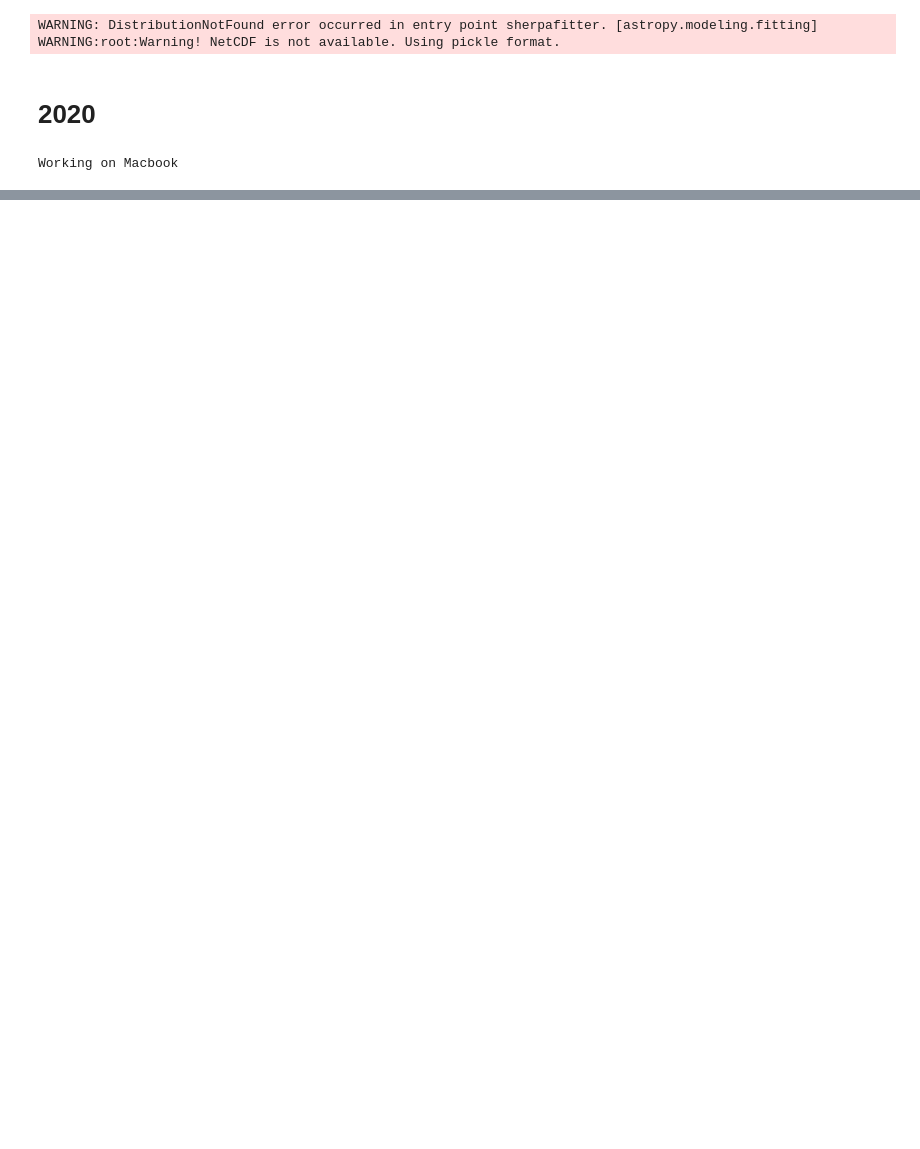
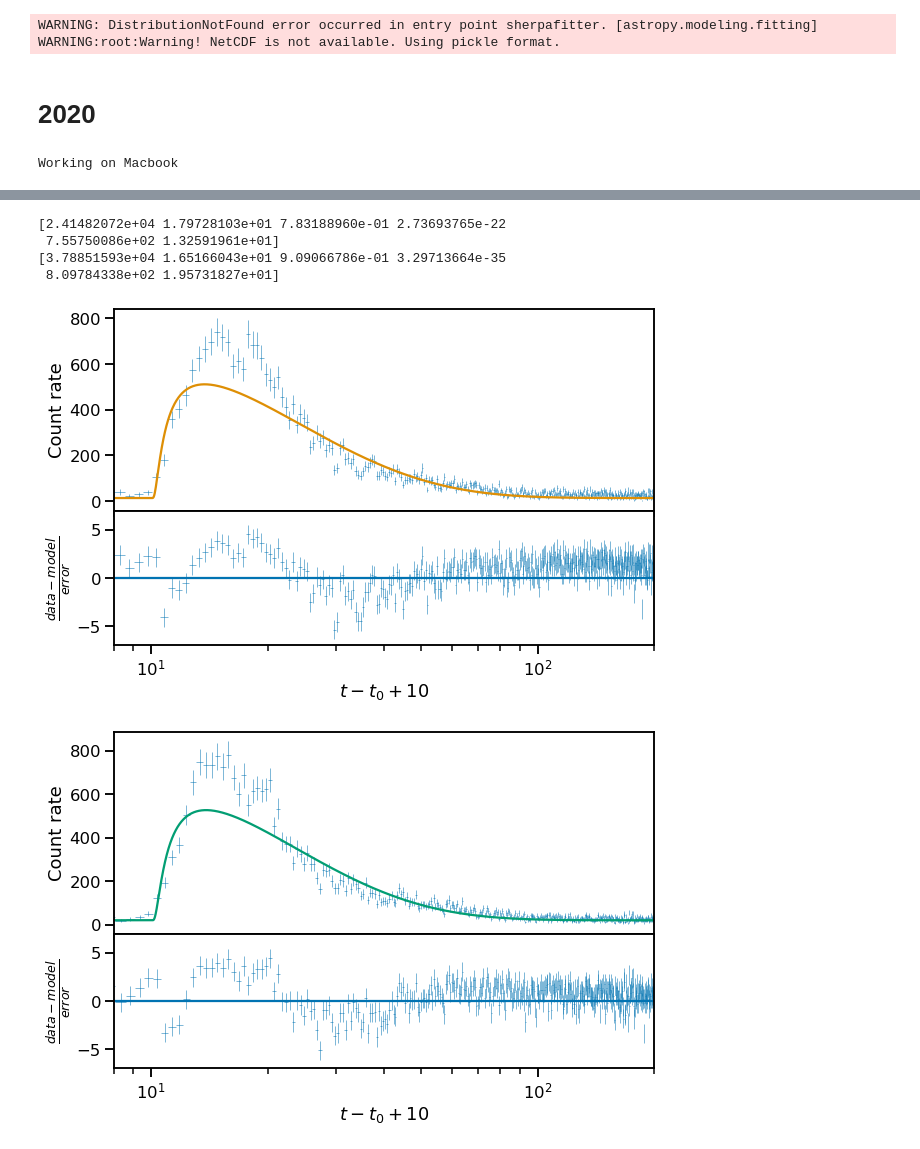
Before and after one commit to snpike/scripts, a Jupyter notebook: J1739m285/Burst_analysis.ipynb, the cells around one changed output, grey strips where cells are left out. Cells and saved outputs as stored; diff of their text form; code cells hidden in the pictures; blank space fills up the shorter version.

```diff
--- a/J1739m285/Burst_analysis.ipynb
+++ b/J1739m285/Burst_analysis.ipynb
@@ -190,0 +460,67 @@ burst2_decay_gti = [popt2[0] + np.sqrt(popt2[1]*popt2[2]) + t_start, popt2[0] +
+# %%
+popt1, pcov1 = scipy.optimize.curve_fit(FRED_plateau, (curve_total.time-t_start)[burst1_mask], curve_total.countrate[burst1_mask], \
+                                      p0 = [24150., 5., 5., 5., 10000., 15.], sigma = curve_total.countrate_err[burst1_mask], \
+                                       bounds = np.array([[24000., 27000], [0., np.inf], [0., np.inf], [0.0, np.inf], [0., np.inf], [0., np.inf]]).T)
+
+popt2, pcov2 = scipy.optimize.curve_fit(FRED_plateau, (curve_total.time-t_start)[burst2_mask], curve_total.countrate[burst2_mask], \
+                                      p0 = [37885., 5., 5., 5., 10000., 15.], sigma = curve_total.countrate_err[burst2_mask], \
+                                       bounds = np.array([[37000., 40000], [0., np.inf], [0., np.inf], [0.0, np.inf], [0., np.inf], [0., np.inf]]).T)
+
+
+
+fig, (ax1, ax2) = plt.subplots(nrows=2, ncols=1, figsize=(9,6), sharex=True, gridspec_kw = {'height_ratios':[3,2], 'hspace':0})
+# tmp_start = (popt1[0] + np.sqrt(popt1[1]*popt1[2])) - 10.
+tmp_start = popt1[0] - 10.
+tmp_mask = ((curve_total.time-t_start) > tmp_start) * ((curve_total.time-t_start) < ((popt1[0]) + (100.*popt1[1])))
+model_t = np.linspace(((curve_total.time-t_start)[tmp_mask])[0], ((curve_total.time-t_start)[tmp_mask])[-1], 50000)
+
+ax1.errorbar((curve_total.time-t_start)[tmp_mask] - tmp_start, curve_total.countrate[tmp_mask], xerr=curve_total.dt/2., yerr=curve_total.countrate_err[tmp_mask], fmt='none', lw = 0.5)
+ax1.plot(model_t - tmp_start, FRED_plateau(model_t, *popt1), color='C1')
+ax2.errorbar((curve_total.time-t_start)[tmp_mask] - tmp_start, (curve_total.countrate[tmp_mask]-FRED_plateau((curve_total.time-t_start)[tmp_mask], *popt1))/curve_total.countrate_err[tmp_mask], xerr=curve_total.dt/2., yerr=1.0, fmt='none', lw = 0.5)
+ax2.axhline(0.0)
+# ax1.set_yscale('log')
+ax1.set_xlim(8.,200.)
+ax1.set_xscale('log')
+ax2.set_xlabel(r'$t-t_0+10$')
+ax2.set_ylim(-7,7)
+ax2.set_ylabel(r'$\frac{data-model}{error}$')
+ax1.set_ylabel('Count rate')
+plt.tight_layout()
+plt.savefig(plot_dir + 'burst1_profile_FRED.pdf')
+# plt.close()
+
+
+fig, (ax1, ax2) = plt.subplots(nrows=2, ncols=1, figsize=(9,6), sharex=True, gridspec_kw = {'height_ratios':[3,2], 'hspace':0})
+# tmp_start = (popt1[0] + np.sqrt(popt1[1]*popt1[2])) - 10.
+tmp_start = popt2[0] - 10.
+tmp_mask = ((curve_total.time-t_start) > tmp_start) * ((curve_total.time-t_start) < ((popt2[0]) + (100.*popt2[1])))
+model_t = np.linspace(((curve_total.time-t_start)[tmp_mask])[0], ((curve_total.time-t_start)[tmp_mask])[-1], 50000)
+
+ax1.errorbar((curve_total.time-t_start)[tmp_mask] - tmp_start, curve_total.countrate[tmp_mask], xerr=curve_total.dt/2., yerr=curve_total.countrate_err[tmp_mask], fmt='none', lw = 0.5)
+
+ax1.plot(model_t - tmp_start, FRED_plateau(model_t, *popt2), color='C2')
+
+ax2.errorbar((curve_total.time-t_start)[tmp_mask] - tmp_start, (curve_total.countrate[tmp_mask]-FRED_plateau((curve_total.time-t_start)[tmp_mask], *popt2))/curve_total.countrate_err[tmp_mask], xerr=curve_total.dt/2., yerr=1.0, fmt='none', lw = 0.5)
+ax2.axhline(0.0)
+# ax1.set_yscale('log')
+ax1.set_xlim(8.,200.)
+ax1.set_xscale('log')
+ax2.set_xlabel(r'$t-t_0+10$')
+ax2.set_ylim(-7,7)
+ax2.set_ylabel(r'$\frac{data-model}{error}$')
+ax1.set_ylabel('Count rate')
+plt.tight_layout()
+plt.savefig(plot_dir + 'burst2_profile_FRED.pdf')
+# plt.close()
+
+
+
+print(popt1)
+print(popt2)
+# %% [output]
+[2.41482072e+04 1.79728103e+01 7.83188960e-01 2.73693765e-22
+ 7.55750086e+02 1.32591961e+01]
+[3.78851593e+04 1.65166043e+01 9.09066786e-01 3.29713664e-35
+ 8.09784338e+02 1.95731827e+01]
+[figure, added]
+[figure, added]
```
Also changed, not shown: parts of 14 cells of this notebook, 17 other files.
